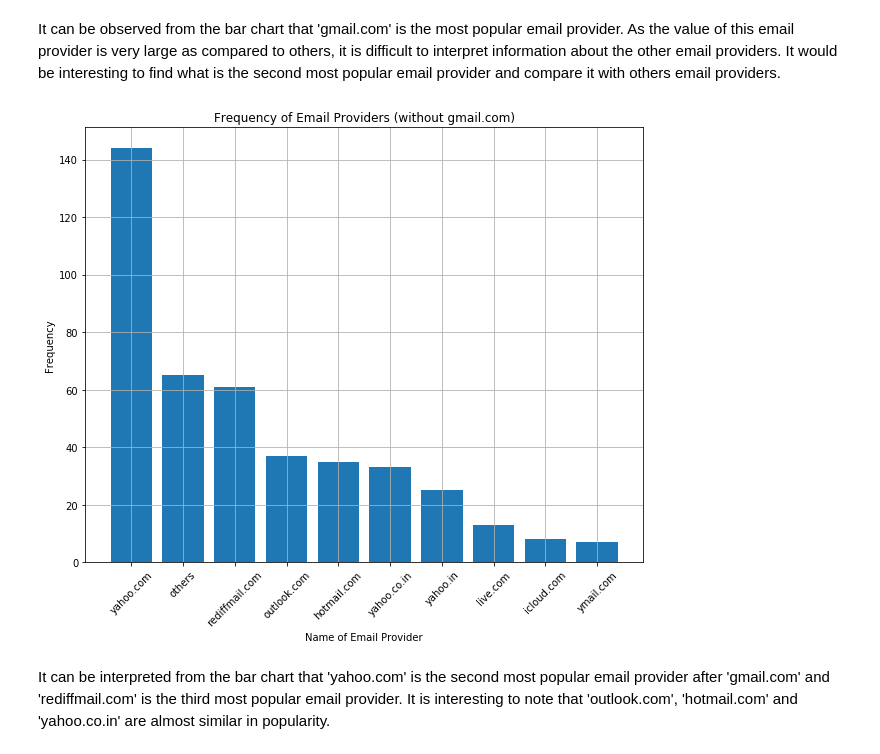
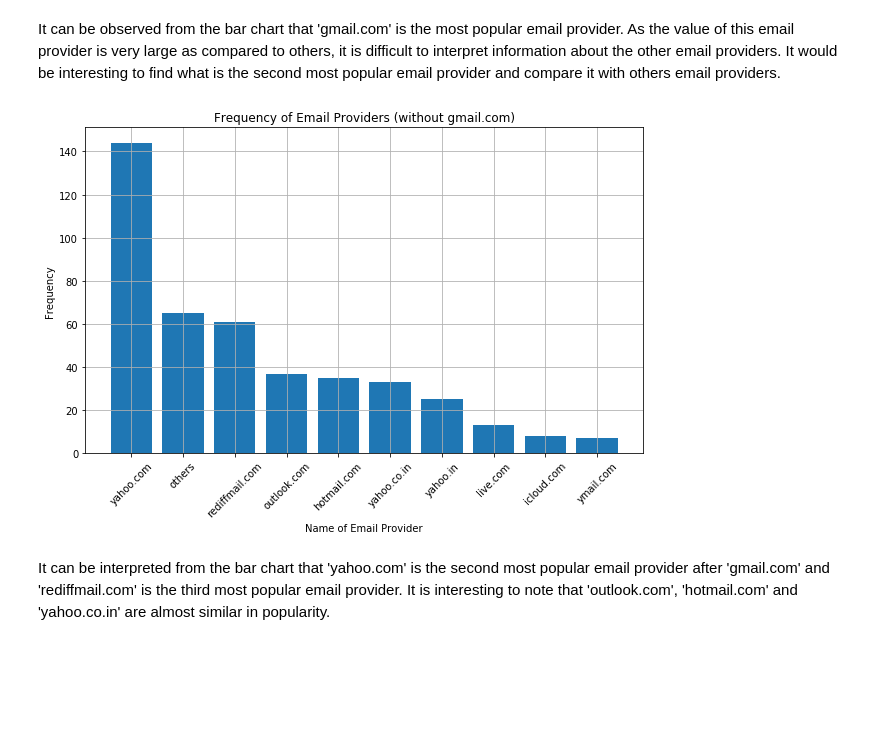
Before and after one commit to chetnakhanna16/oyewiki_ds_analysis, a Jupyter notebook: email_list_analysis.ipynb, the cells around one changed output. Saved outputs shown, nothing was run; the diff lists cells and outputs as text; code cells hidden in the pictures; blank space fills up the shorter version.

```diff
--- a/email_list_analysis.ipynb
+++ b/email_list_analysis.ipynb
@@ -70,15 +72,17 @@ new_keys = keys[1:]
 new_values = values[1:]
 # %%
 #plotting the bar chart with new keys and values
+fig = plt.figure(figsize = (10,6))
 plt.bar(new_keys,new_values)
 plt.xticks(rotation=45)
 plt.grid()
 plt.title("Frequency of Email Providers (without gmail.com)")
 plt.xlabel("Name of Email Provider")
 plt.ylabel("Frequency")
 plt.show()
+fig.savefig('barchart_email_no_gamil.png', bbox_inches = "tight")
 # %% [output]
-[figure, old version]
+[figure, new version]
 # %% [markdown]
 It can be interpreted from the bar chart that 'yahoo.com' is the second most popular email provider after 'gmail.com' and 'rediffmail.com' is the third most popular email provider. It is interesting to note that 'outlook.com', 'hotmail.com' and 'yahoo.co.in' are almost similar in popularity.
 # %% [markdown]
```
Also changed, not shown: parts of 2 cells of this notebook, 3 other files.
